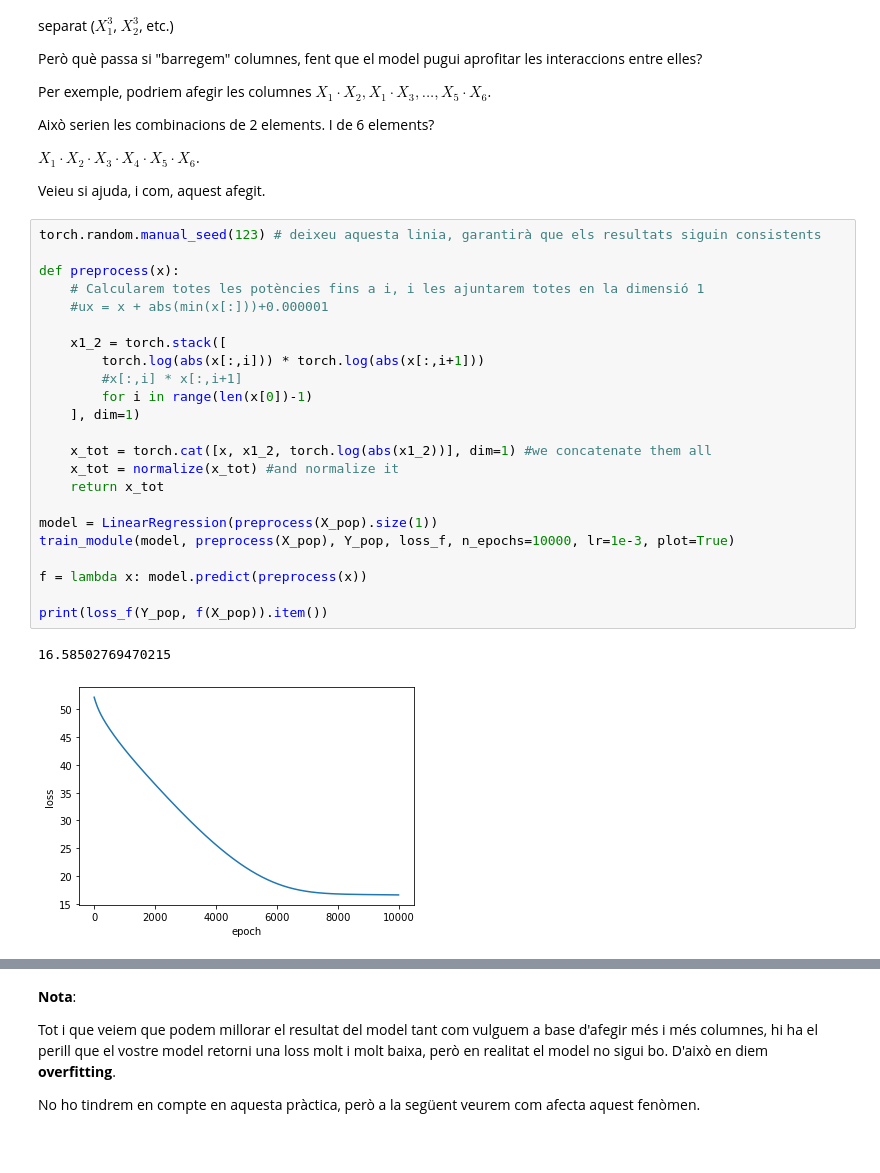
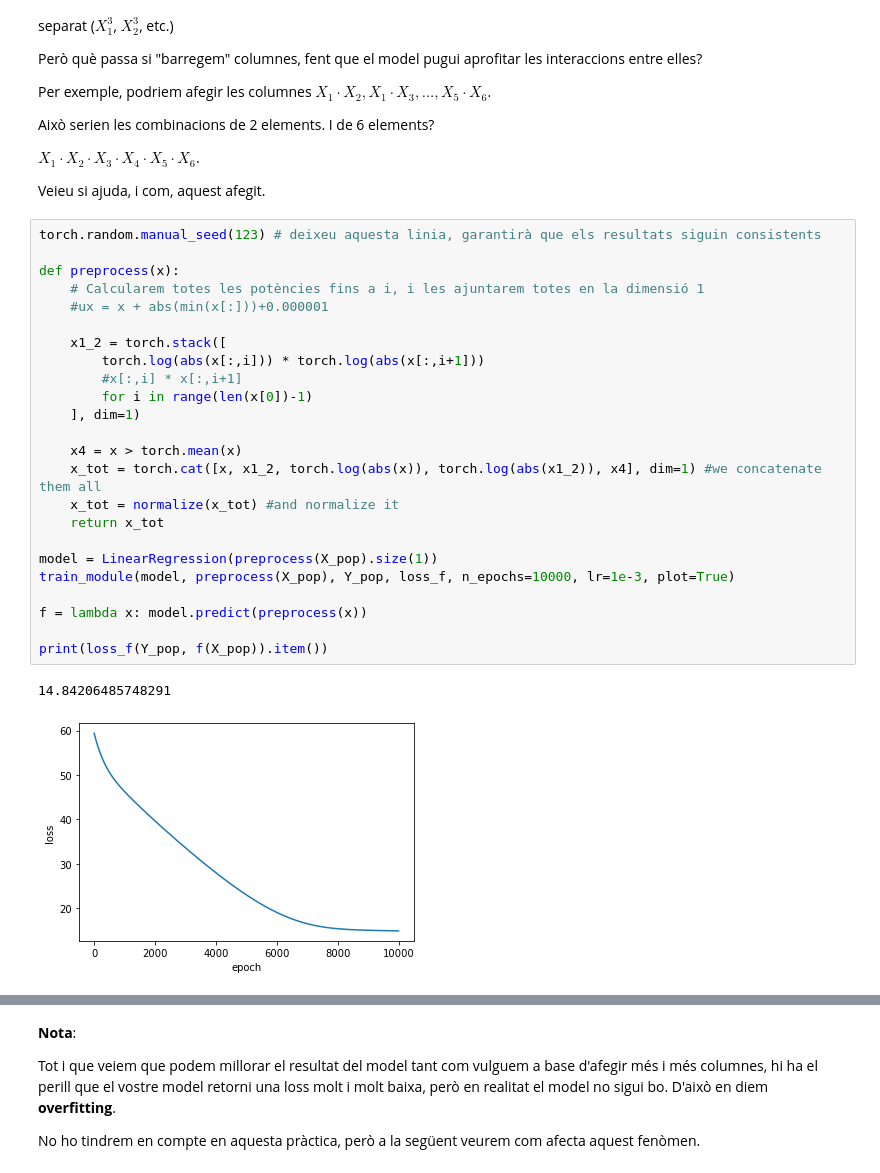
Before and after one commit to saz117/TNUI, a Jupyter notebook: 2021-assignment-3/P3_LinearRegression-alumnes.ipynb, the cells around one changed output, grey strips where cells are left out. Saved outputs shown, nothing was run; the diff lists cells and outputs as text.

```diff
--- a/2021-assignment-3/P3_LinearRegression-alumnes.ipynb
+++ b/2021-assignment-3/P3_LinearRegression-alumnes.ipynb
@@ -361,29 +361,30 @@ Veieu si ajuda, i com, aquest afegit.
 # %%
 torch.random.manual_seed(123) # deixeu aquesta linia, garantirà que els resultats siguin consistents
 
 def preprocess(x):
     # Calcularem totes les potències fins a i, i les ajuntarem totes en la dimensió 1
     #ux = x + abs(min(x[:]))+0.000001
 
     x1_2 = torch.stack([
         torch.log(abs(x[:,i])) * torch.log(abs(x[:,i+1]))
         #x[:,i] * x[:,i+1]
         for i in range(len(x[0])-1)
     ], dim=1)
 
-    x_tot = torch.cat([x, x1_2, torch.log(abs(x1_2))], dim=1) #we concatenate them all
+    x4 = x > torch.mean(x)
+    x_tot = torch.cat([x, x1_2, torch.log(abs(x)), torch.log(abs(x1_2)), x4], dim=1) #we concatenate them all
     x_tot = normalize(x_tot) #and normalize it
     return x_tot
 
 model = LinearRegression(preprocess(X_pop).size(1))
 train_module(model, preprocess(X_pop), Y_pop, loss_f, n_epochs=10000, lr=1e-3, plot=True)
 
 f = lambda x: model.predict(preprocess(x))
 
 print(loss_f(Y_pop, f(X_pop)).item())
 # %% [output]
-16.58502769470215
+14.84206485748291
-[figure, old version]
+[figure, new version]
 # %%
 """
 #this way we multiply an entire column with another
```
Also changed, not shown: parts of 4 cells of this notebook.
